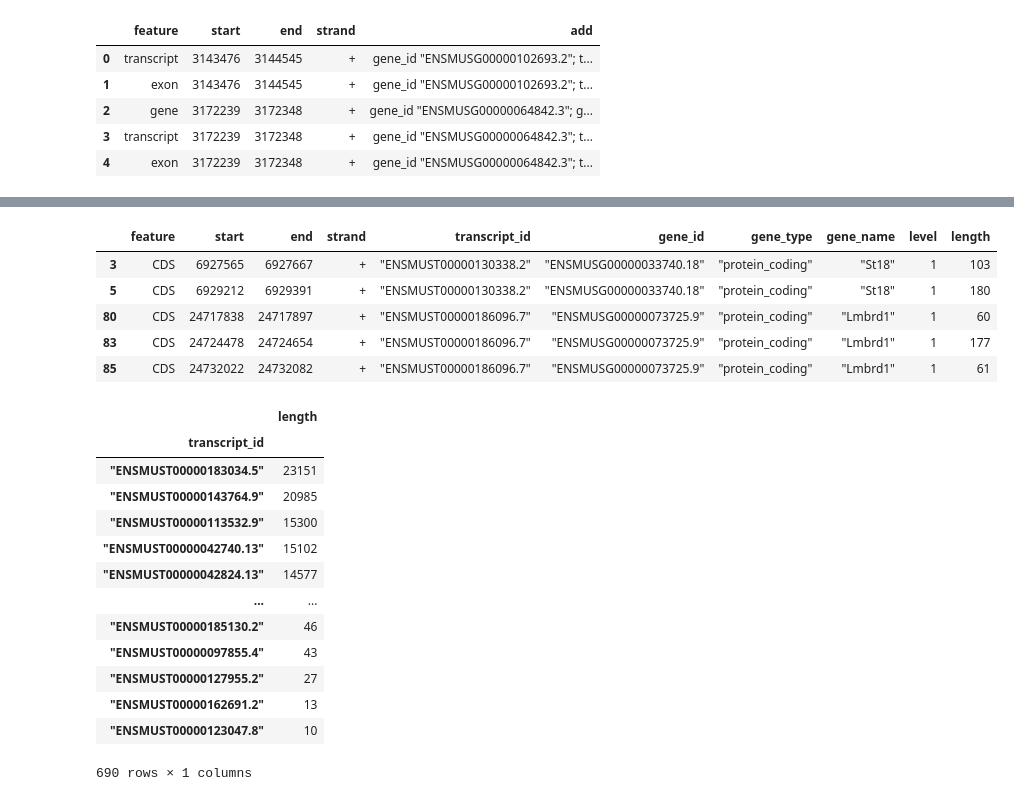
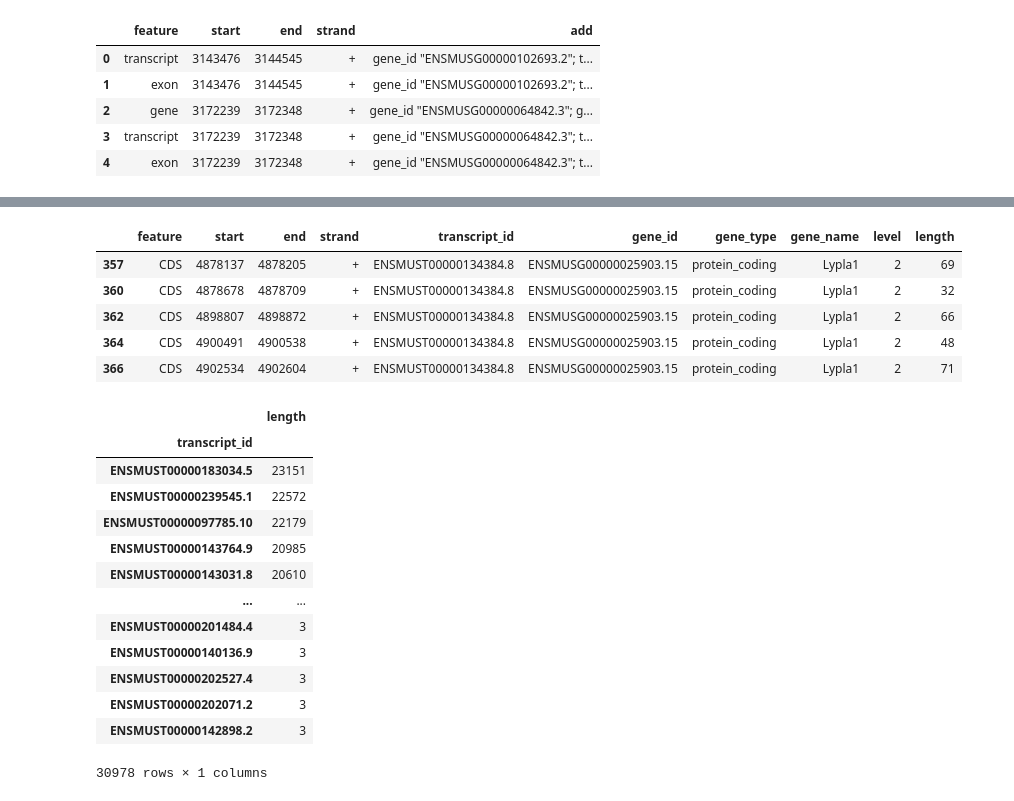
Before and after one commit to kangjunseo/Bioinformatics, a Jupyter notebook: QBioLab_Internship/Mission3.ipynb, the cells around one changed output, grey strips where cells are left out. Drawn from its saved outputs; the diff is of its cells as text; code cells hidden in the pictures.

```diff
--- a/QBioLab_Internship/Mission3.ipynb
+++ b/QBioLab_Internship/Mission3.ipynb
@@ -190,0 +156,6 @@ time : 3.1884045600891113
+# %%
+add_table = []
+for row in GTF_df['add']:
+    add_table.append(parse_add(row))
+add_df = pd.DataFrame(add_table)
+add_df.head()
@@ -190,0 +169,5 @@ time : 3.1884045600891113
+# %%
+GTF_df2 = pd.concat([GTF_df_compact,add_df], axis=1)
+GTF_df2 = GTF_df2.drop(columns=['add'])
+GTF_df2.columns = ['feature','start','end','strand','transcript_id','gene_id','gene_type','gene_name','level']
+GTF_df2.head()
@@ -191,8 +181,5 @@ time : 3.1884045600891113
 # %%
-print(len(GTF_df))
-GTF_df['start'] = GTF_df['start'].astype('int')
-GTF_df['end'] = GTF_df['end'].astype('int')
-GTF_df['length'] = GTF_df['end']-GTF_df['start']+1
-GTF_df_plus = GTF_df[GTF_df['strand']=='+']
-GTF_df_plus.head()
+GTF_df2 = GTF_df2[GTF_df2['gene_type']=='protein_coding']
+GTF_df2 = GTF_df2[(GTF_df2['level']=='1')|(GTF_df2['level']=='2')]
+GTF_df2['length'] = GTF_df2['end']-GTF_df2['start']+1
 # %% [output]
@@ -205,0 +192,3 @@ GTF_df_plus.head()
+# %%
+GTF_df2_plus = GTF_df2[GTF_df2['strand']=='+']
+GTF_df2_plus.head()
@@ -206,27 +202,27 @@ GTF_df_plus.head()
 # %%
-GTF_df_plus_CDS = GTF_df_plus[GTF_df_plus['feature']=='CDS']
-GTF_df_plus_CDS.head()
+GTF_df2_plus_CDS = GTF_df2_plus[GTF_df2_plus['feature']=='CDS']
+GTF_df2_plus_CDS.head()
 # %% [output]
 |  | feature | start | end | strand | transcript_id | gene_id | gene_type | gene_name | level | length |
-| 3 | CDS | 6927565 | 6927667 | + | "ENSMUST00000130338.2" | "ENSMUSG00000033740.18" | "protein_coding" | "St18" | 1 | 103 |
-| 5 | CDS | 6929212 | 6929391 | + | "ENSMUST00000130338.2" | "ENSMUSG00000033740.18" | "protein_coding" | "St18" | 1 | 180 |
-| 80 | CDS | 24717838 | 24717897 | + | "ENSMUST00000186096.7" | "ENSMUSG00000073725.9" | "protein_coding" | "Lmbrd1" | 1 | 60 |
-| 83 | CDS | 24724478 | 24724654 | + | "ENSMUST00000186096.7" | "ENSMUSG00000073725.9" | "protein_coding" | "Lmbrd1" | 1 | 177 |
-| 85 | CDS | 24732022 | 24732082 | + | "ENSMUST00000186096.7" | "ENSMUSG00000073725.9" | "protein_coding" | "Lmbrd1" | 1 | 61 |
+| 357 | CDS | 4878137 | 4878205 | + | ENSMUST00000134384.8 | ENSMUSG00000025903.15 | protein_coding | Lypla1 | 2 | 69 |
+| 360 | CDS | 4878678 | 4878709 | + | ENSMUST00000134384.8 | ENSMUSG00000025903.15 | protein_coding | Lypla1 | 2 | 32 |
+| 362 | CDS | 4898807 | 4898872 | + | ENSMUST00000134384.8 | ENSMUSG00000025903.15 | protein_coding | Lypla1 | 2 | 66 |
+| 364 | CDS | 4900491 | 4900538 | + | ENSMUST00000134384.8 | ENSMUSG00000025903.15 | protein_coding | Lypla1 | 2 | 48 |
+| 366 | CDS | 4902534 | 4902604 | + | ENSMUST00000134384.8 | ENSMUSG00000025903.15 | protein_coding | Lypla1 | 2 | 71 |
 # %%
-GTF_df_plus_CDS[['transcript_id','length']].groupby(by=['transcript_id']).sum().sort_values(by=['length'], ascending=False)
+GTF_df2_plus_CDS[['transcript_id','length']].groupby(by=['transcript_id']).sum().sort_values(by=['length'], ascending=False)
 # %% [output]
 |  | length |
 | transcript_id |  |
-| "ENSMUST00000183034.5" | 23151 |
-| "ENSMUST00000143764.9" | 20985 |
-| "ENSMUST00000113532.9" | 15300 |
-| "ENSMUST00000042740.13" | 15102 |
-| "ENSMUST00000042824.13" | 14577 |
+| ENSMUST00000183034.5 | 23151 |
+| ENSMUST00000239545.1 | 22572 |
+| ENSMUST00000097785.10 | 22179 |
+| ENSMUST00000143764.9 | 20985 |
+| ENSMUST00000143031.8 | 20610 |
 | ... | ... |
-| "ENSMUST00000185130.2" | 46 |
-| "ENSMUST00000097855.4" | 43 |
-| "ENSMUST00000127955.2" | 27 |
-| "ENSMUST00000162691.2" | 13 |
-| "ENSMUST00000123047.8" | 10 |
+| ENSMUST00000201484.4 | 3 |
+| ENSMUST00000140136.9 | 3 |
+| ENSMUST00000202527.4 | 3 |
+| ENSMUST00000202071.2 | 3 |
+| ENSMUST00000142898.2 | 3 |
-690 rows × 1 columns
+30978 rows × 1 columns
```
Also changed, not shown: parts of 12 cells of this notebook.
